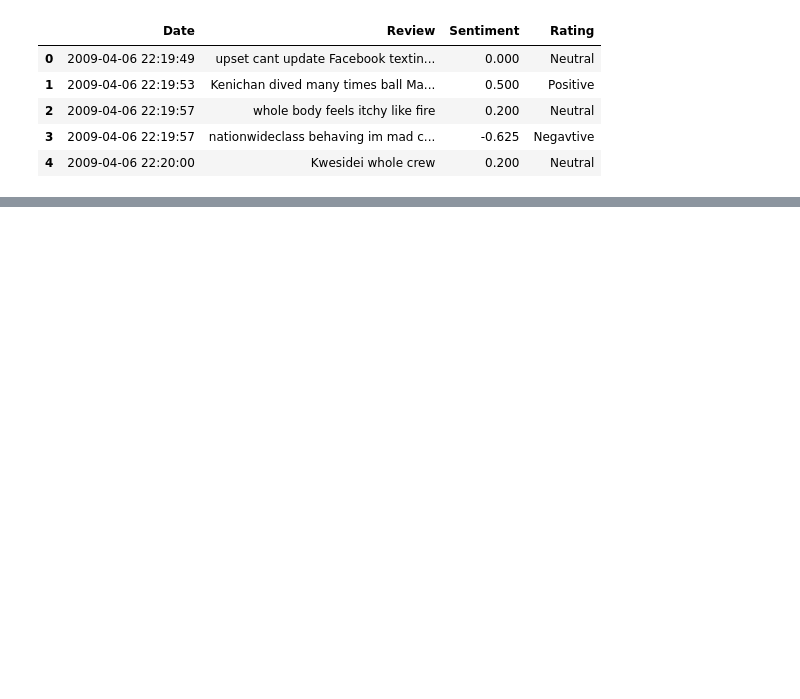
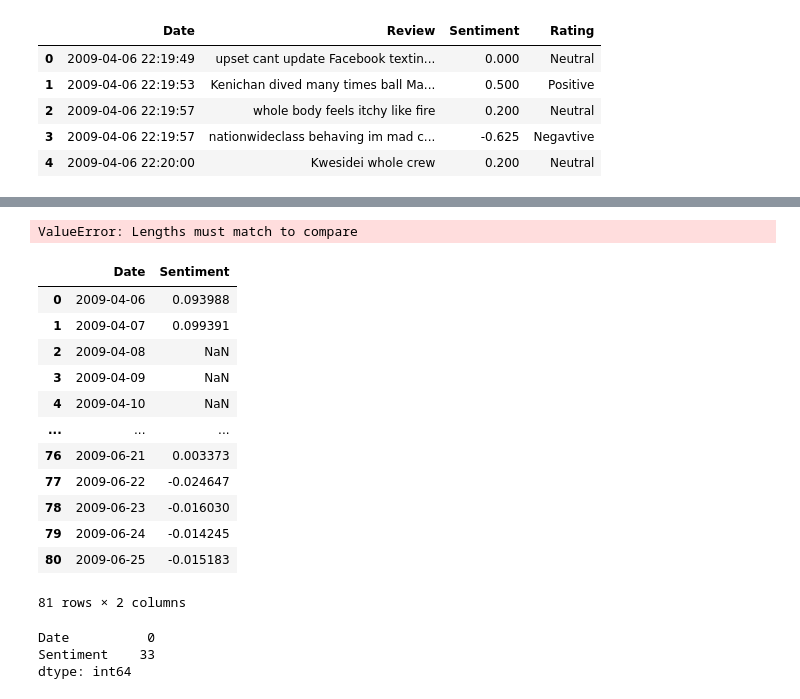
Before and after one commit to AlgirMina/Sem2CA2, a Jupyter notebook: SEM2CA2.ipynb, the cells around one changed output, grey strips where cells are left out. Saved outputs shown, nothing was run; the diff lists cells and outputs as text; code cells hidden in the pictures; blank space fills up the shorter version.

```diff
--- a/SEM2CA2.ipynb
+++ b/SEM2CA2.ipynb
@@ -294,0 +479,2 @@ NameError: name 'sns' is not defined
+# %%
+time.reset_index(inplace=True)
@@ -294,0 +490,2 @@ NameError: name 'sns' is not defined
+# %%
+time = time.set_index('Date')
@@ -294,0 +612,6 @@ NameError: name 'sns' is not defined
+# %%
+(time.index == pd.date_range(start=time.index.min(),
+                             end=time.index.max(),
+                             freq=time.index.freq)).all()
+# %% [output]
+ValueError: Lengths must match to compare
@@ -294,0 +624,22 @@ NameError: name 'sns' is not defined
+# %%
+dtime
+# %% [output]
+|  | Date | Sentiment |
+| 0 | 2009-04-06 | 0.093988 |
+| 1 | 2009-04-07 | 0.099391 |
+| 2 | 2009-04-08 | NaN |
+| 3 | 2009-04-09 | NaN |
+| 4 | 2009-04-10 | NaN |
+| ... | ... | ... |
+| 76 | 2009-06-21 | 0.003373 |
+| 77 | 2009-06-22 | -0.024647 |
+| 78 | 2009-06-23 | -0.016030 |
+| 79 | 2009-06-24 | -0.014245 |
+| 80 | 2009-06-25 | -0.015183 |
+81 rows × 2 columns
+# %%
+print(dtime.isnull().sum())
+# %% [output]
+Date          0
+Sentiment    33
+dtype: int64
```
Also changed, not shown: parts of 69 cells of this notebook.
